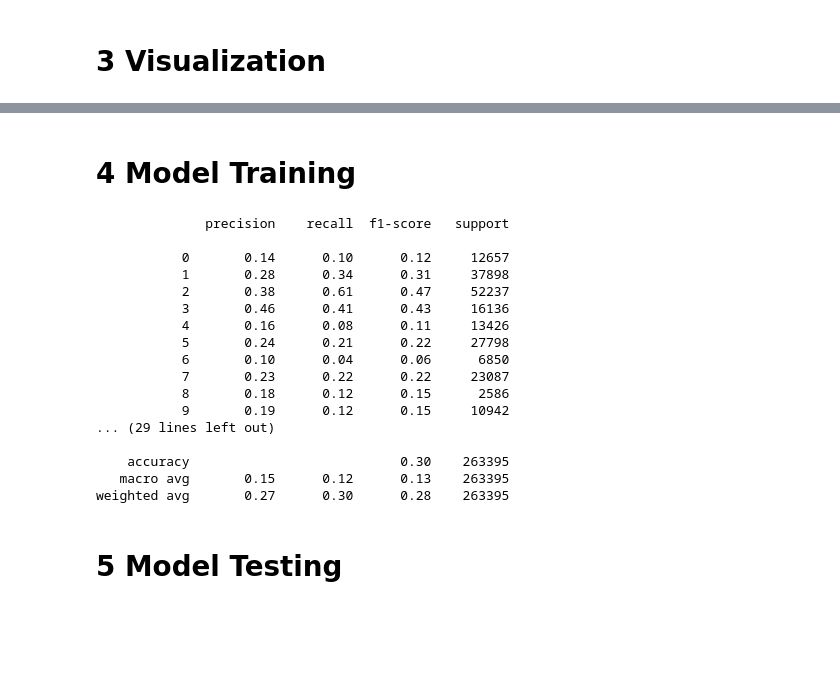
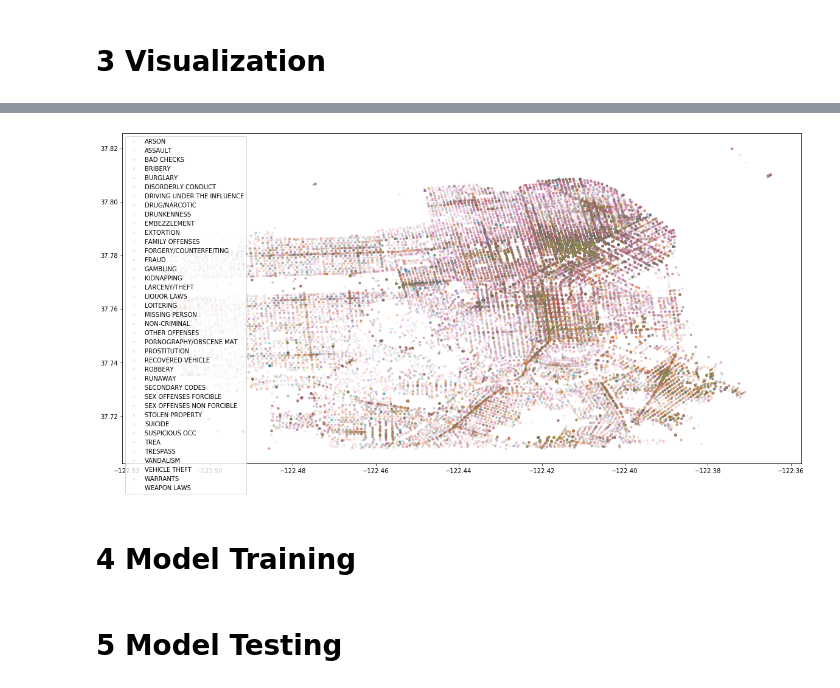
Before and after one commit to flo7up/relataly-public-python-tutorials, a Jupyter notebook: 023 Forecasting Criminal Activity in San Francisco.ipynb, the cells around one changed output, grey strips where cells are left out. Cells and saved outputs as stored; diff of their text form; code cells hidden in the pictures; blank space fills up the shorter version.

```diff
--- a/023 Forecasting Criminal Activity in San Francisco.ipynb
+++ b/023 Forecasting Criminal Activity in San Francisco.ipynb
@@ -129,13 +178,15 @@ Text(0.5, 0, 'Count')
 # %%
-# In case you want to filter for a specific category
-# df_filtered = df_cleaned[df_cleaned['Category'].isin(['PROSTITUTION', 'VEHICLE THEFT'])].sample(frac=0.1)
+# Plot Criminal Activities by Lat and Long
+df_filtered = df_cleaned.sample(frac=0.15)
+#df_filtered = df_cleaned[df_cleaned['Category'].isin(['PROSTITUTION', 'VEHICLE THEFT', 'FRAUD'])].sample(frac=0.05) # to filter
 
 groups = df_filtered.groupby('Category')
 
 fig, ax = plt.subplots(sharex=False, figsize=(20, 10))
 ax.margins(0.05) # Optional, just adds 5% padding to the autoscaling
 for name, group in groups:
-    ax.plot(group['X'], group['Y'], marker='.', linestyle='', label=name)
-#ax.legend()
-#plt.show()
-mplleaflet.show()
+    ax.plot(group['X'], group['Y'], marker='.', linestyle='', label=name, alpha=0.1)
+ax.legend()
+plt.show()
+# %% [output]
+[figure, added]
@@ -144,27 +201,9 @@ mplleaflet.show()
 # %%
 # Train a single random forest classifier - parameters are a best guess
 clf = RandomForestClassifier(max_depth=60, random_state=0, n_estimators = 100)
-clf.fit(x_train, y_train.values.ravel())
+clf.fit(x_train, y_train.ravel())
 y_pred = clf.predict(x_test)
 
 results_log = classification_report(y_test, y_pred)
 print(results_log)
-# %% [output]
-              precision    recall  f1-score   support
-
-           0       0.14      0.10      0.12     12657
-           1       0.28      0.34      0.31     37898
-           2       0.38      0.61      0.47     52237
-           3       0.46      0.41      0.43     16136
-           4       0.16      0.08      0.11     13426
-           5       0.24      0.21      0.22     27798
-           6       0.10      0.04      0.06      6850
-           7       0.23      0.22      0.22     23087
-           8       0.18      0.12      0.15      2586
-           9       0.19      0.12      0.15     10942
-... (29 lines left out)
-
-    accuracy                           0.30    263395
-   macro avg       0.15      0.12      0.13    263395
-weighted avg       0.27      0.30      0.28    263395
 # %%
```
Also changed, not shown: parts of 13 cells of this notebook.
